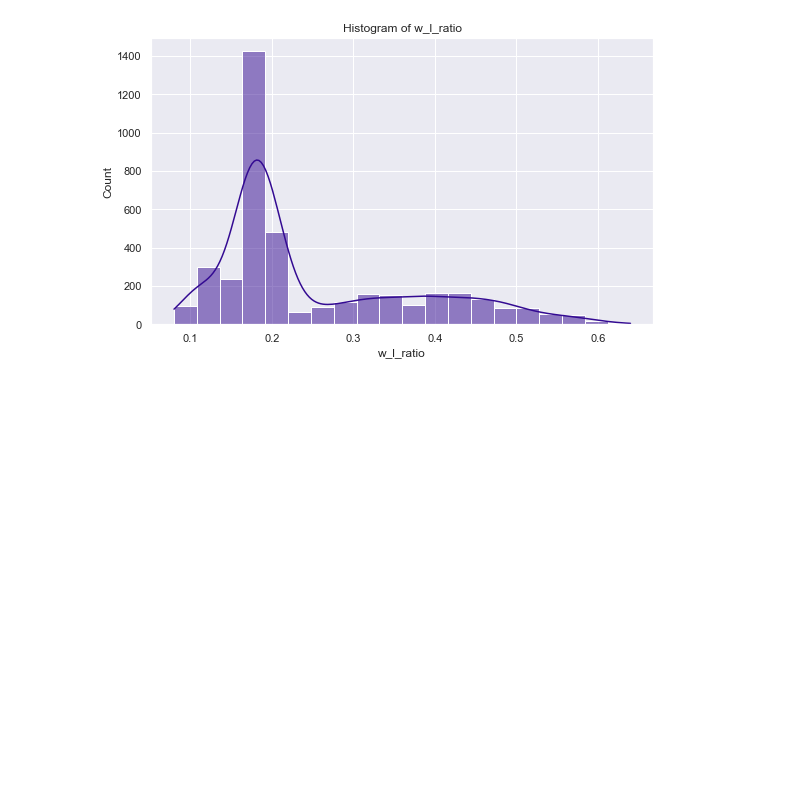
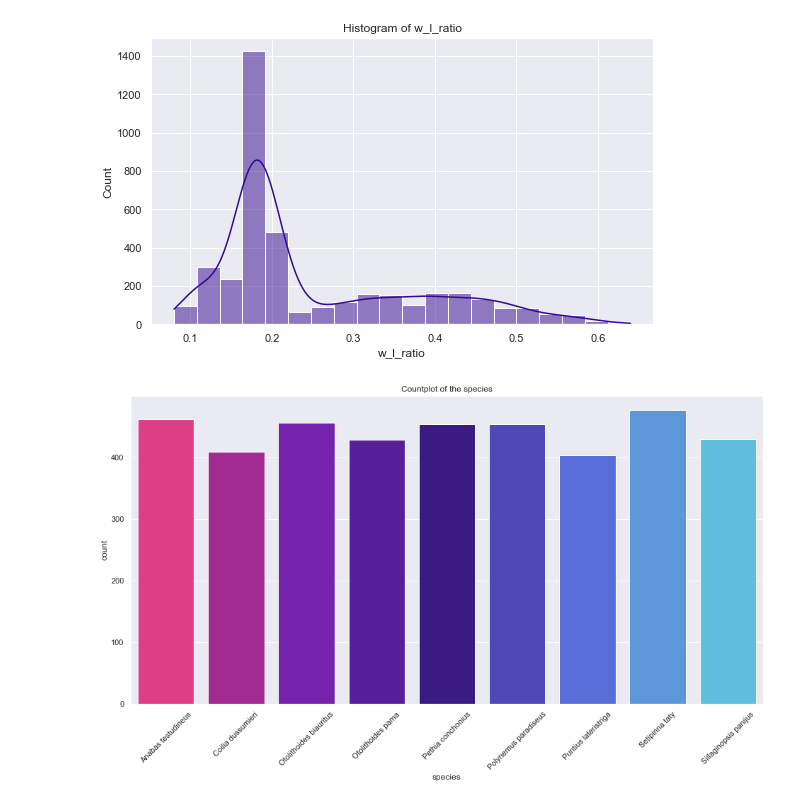
Before and after one commit to shrutikaren/fish_clustering_visualization, a Jupyter notebook: code.ipynb, the cells around one changed output. Drawn from its saved outputs; the diff is of its cells as text; code cells hidden in the pictures; blank space fills up the shorter version.

```diff
--- a/code.ipynb
+++ b/code.ipynb
@@ -121,3 +121,12 @@ for columns in X:
 [figure]
 [figure]
 [figure]
+# %%
+#Generating a count plot with the dataset Y
+plt.figure(figsize=(16,8))
+sns.countplot(data=df, x="species", palette=palette_1)
+plt.title(f"Countplot of the species")
+plt.xticks(rotation=45)
+plt.show()
+# %% [output]
+[figure, added]
```
Also changed, not shown: parts of 2 cells of this notebook.
